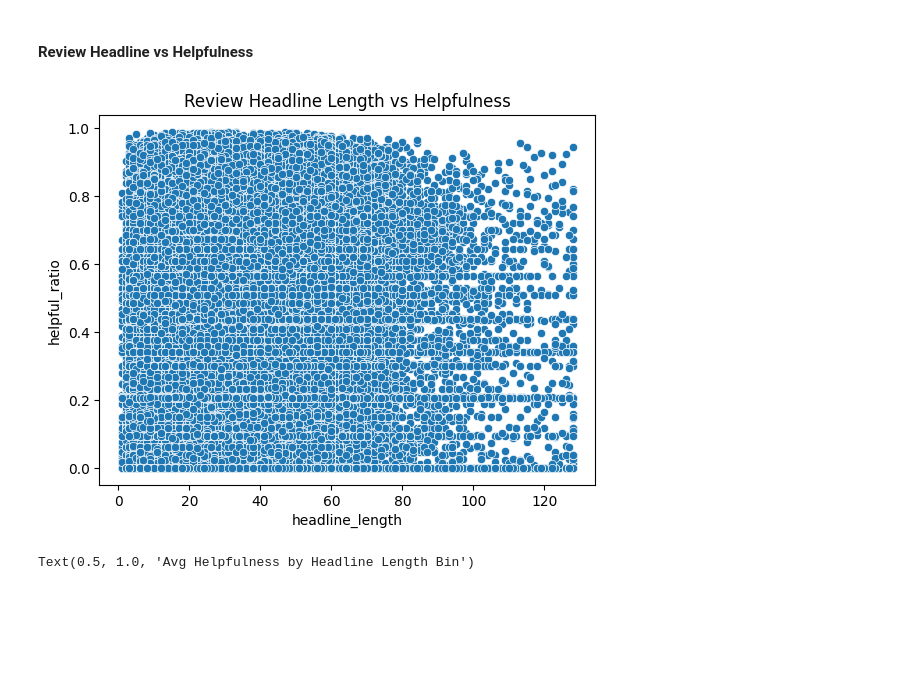
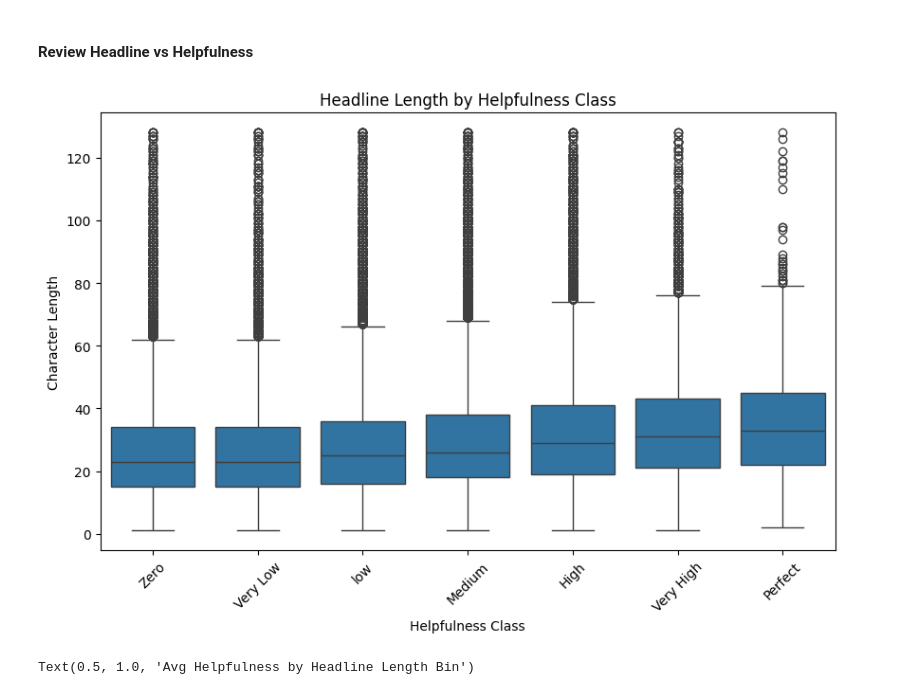
Before and after one commit to ATR96/ReviewRanker, a Jupyter notebook: notebooks/01_DataInspection_EDA.ipynb, the cells around one changed output. Drawn from its saved outputs; the diff is of its cells as text; code cells hidden in the pictures; blank space fills up the shorter version.

Commit message:
Added a few more variables and updated some plots

```diff
--- a/notebooks/01_DataInspection_EDA.ipynb
+++ b/notebooks/01_DataInspection_EDA.ipynb
@@ -118,5 +101,7 @@ df.describe(include='all').T
 # %% [markdown]
 ## Exploratory Data Analysis
+# %%
+df['review_text_full'] = df['review_headline'].fillna('') + ' - ' + df['review_body'].fillna('')
 # %% [markdown]
 #### Review Lengths
 # %%
@@ -275,3 +310,23 @@ plt.xticks(helpfulness_by_year['year'])
 plt.show()
 # %% [output]
 [figure]
+# %%
+# Direct feature creation in-place
+reference_date = pd.to_datetime('2005-12-31')
+df['review_age'] = (reference_date - df['review_date']).dt.days
+# %%
+# Bin review age into 10 equal-width intervals
+df['review_age_bin'] = pd.cut(df['review_age'], bins=10)
+
+# Compute mean Wilson score per bin
+age_helpfulness = df.groupby('review_age_bin')['helpful_ratio'].mean().reset_index()
+
+plt.figure(figsize=(12, 6))
+sns.barplot(data=age_helpfulness, x='review_age_bin', y='helpful_ratio', color='skyblue')
+plt.xticks(rotation=45)
+plt.title("Average Wilson-Scored Helpfulness by Review Age Bin")
+plt.xlabel("Review Age (Binned)")
+plt.ylabel("Average Helpfulness Score (Wilson Lower Bound)")
+plt.tight_layout()
+plt.grid(True)
+plt.show()
@@ -278,8 +335,2 @@ plt.show()
 # %% [markdown]
 #### Does Review Length Correlate with Helpfulness?
-# %%
-df['review_length'] = df['review_body'].astype(str).apply(len)
-
-sns.scatterplot(x='review_length', y='helpful_ratio', data=df)
-plt.title("Does Longer Review Mean More Helpful?")
-plt.show()
@@ -321,12 +370,21 @@ plt.show()
 # %%
 df['headline_length'] = df['review_headline'].astype(str).apply(len)
 
-# Length vs helpfulness
-sns.scatterplot(x='headline_length', y='helpful_ratio', data=df)
-plt.title("Review Headline Length vs Helpfulness")
+# # Length vs helpfulness
+# sns.scatterplot(x='headline_length', y='helpful_ratio', data=df)
+# plt.title("Review Headline Length vs Helpfulness")
+# plt.show()
+
+# Boxplot: Review length vs. helpful class
+plt.figure(figsize=(10, 6))
+sns.boxplot(data=df[df['helpful_class'].notnull()], x='helpful_class', y='headline_length', order=['Zero', 'Very Low', 'low', 'Medium', 'High', 'Very High', 'Perfect'])
+plt.title('Headline Length by Helpfulness Class')
+plt.xlabel('Helpfulness Class')
+plt.ylabel('Character Length')
+plt.xticks(rotation=45)
 plt.show()
 # %% [output]
-[figure, old version]
+[figure, new version]
 # %%
 df['headline_len_bin'] = pd.cut(df['headline_length'], bins=[0, 10, 30, 60, 100, 200])
 df.groupby('headline_len_bin')['helpful_ratio'].mean().plot(kind='bar')
```
Also changed, not shown: parts of 48 cells of this notebook.
